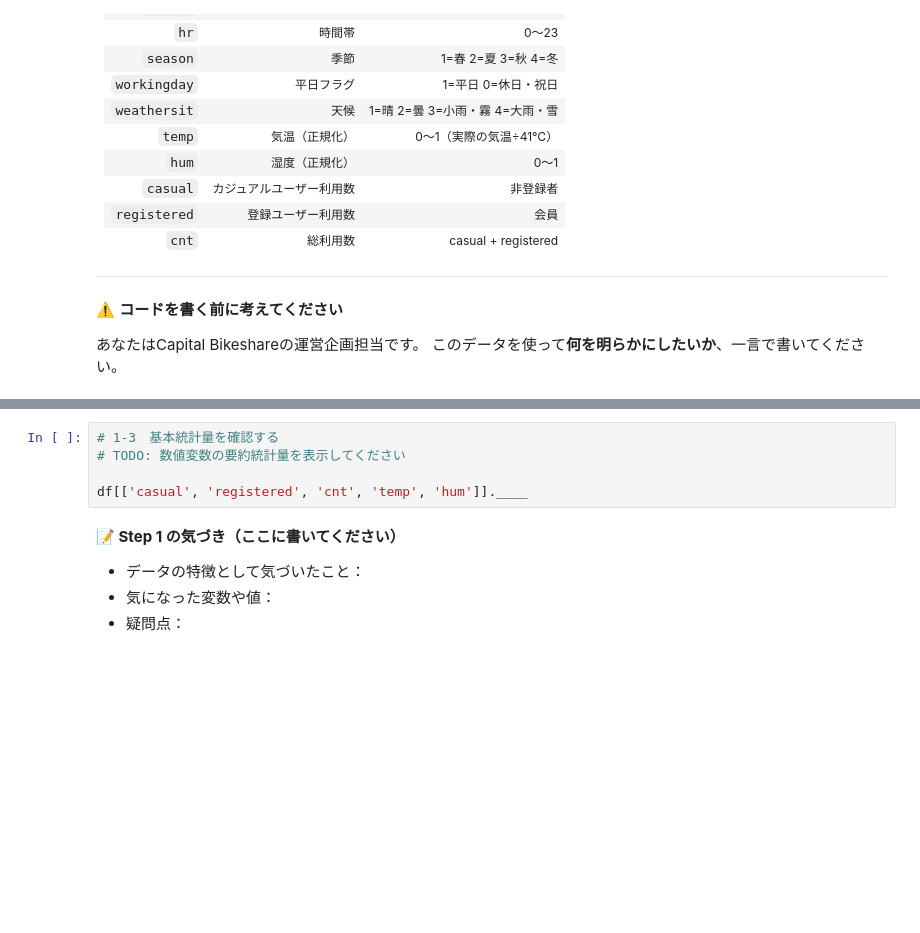
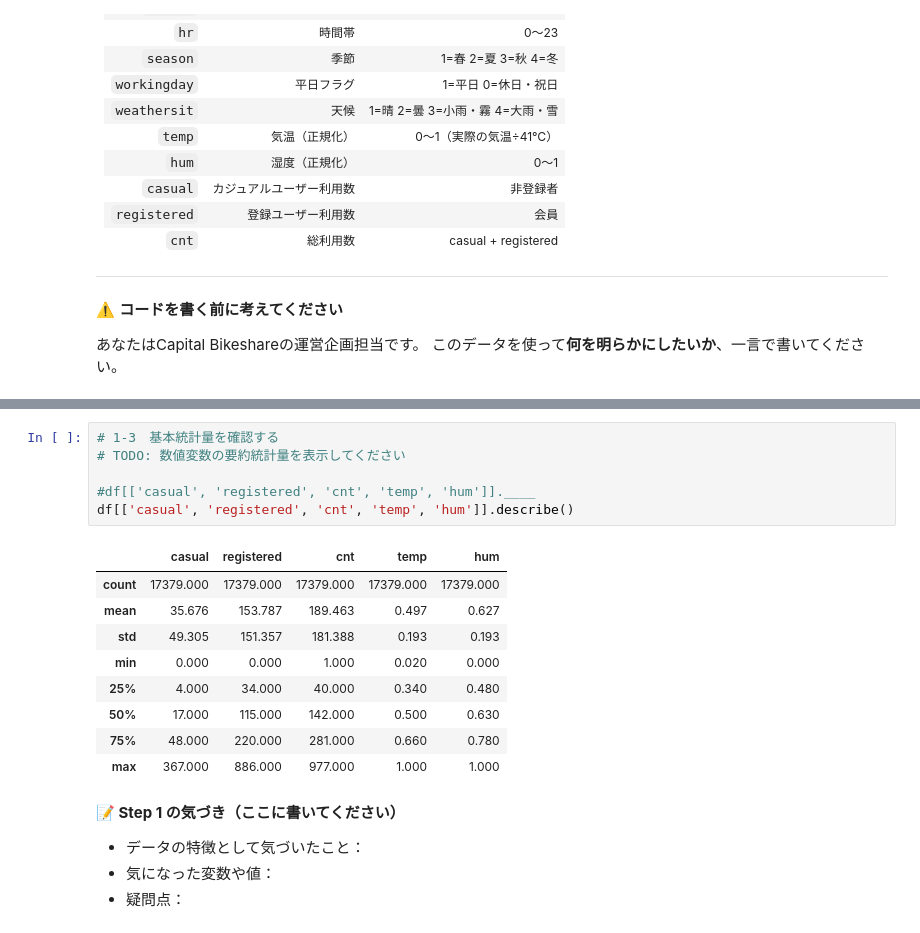
Before and after one commit to yukih1219/lecture-data-science, a Jupyter notebook: lecture01/lecture1_notebook_v3.ipynb, the cells around one changed output, grey strips where cells are left out. Drawn from its saved outputs; the diff is of its cells as text; blank space fills up the shorter version.

```diff
--- a/lecture01/lecture1_notebook_v3.ipynb
+++ b/lecture01/lecture1_notebook_v3.ipynb
@@ -116,8 +148,19 @@ df.____
 # %%
 # 1-3　基本統計量を確認する
 # TODO: 数値変数の要約統計量を表示してください
 
-df[['casual', 'registered', 'cnt', 'temp', 'hum']].____
+#df[['casual', 'registered', 'cnt', 'temp', 'hum']].____
+df[['casual', 'registered', 'cnt', 'temp', 'hum']].describe()
+# %% [output]
+|  | casual | registered | cnt | temp | hum |
+| count | 17379.000 | 17379.000 | 17379.000 | 17379.000 | 17379.000 |
+| mean | 35.676 | 153.787 | 189.463 | 0.497 | 0.627 |
+| std | 49.305 | 151.357 | 181.388 | 0.193 | 0.193 |
+| min | 0.000 | 0.000 | 1.000 | 0.020 | 0.000 |
+| 25% | 4.000 | 34.000 | 40.000 | 0.340 | 0.480 |
+| 50% | 17.000 | 115.000 | 142.000 | 0.500 | 0.630 |
+| 75% | 48.000 | 220.000 | 281.000 | 0.660 | 0.780 |
+| max | 367.000 | 886.000 | 977.000 | 1.000 | 1.000 |
 # %% [markdown]
 **📝 Step 1 の気づき（ここに書いてください）**
 
```
Also changed, not shown: parts of 8 cells of this notebook.
